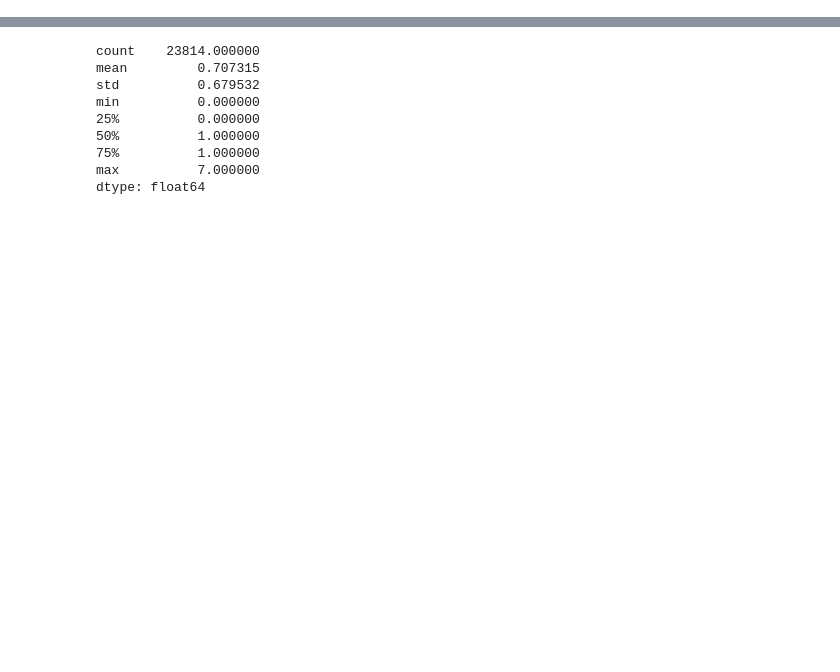
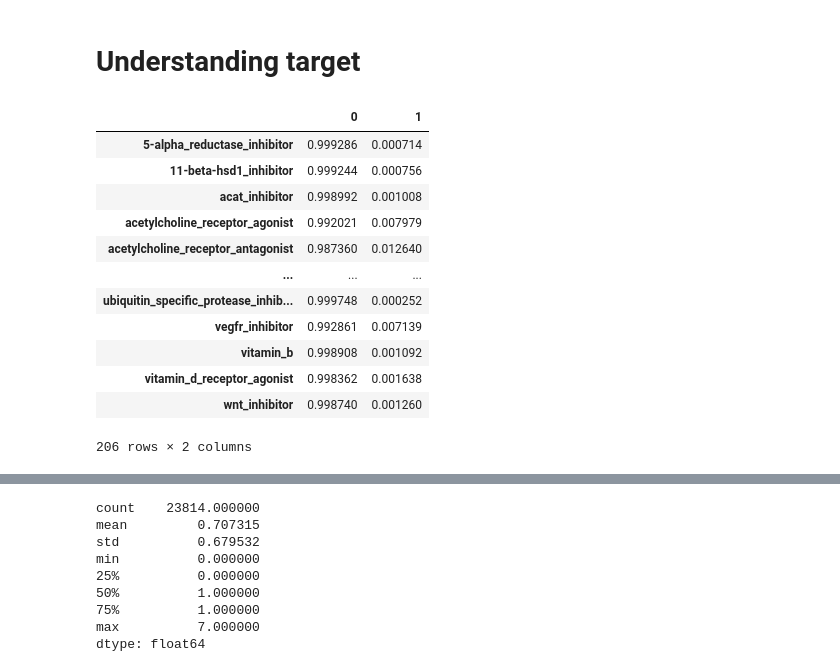
Before and after one commit to alxgrin/kaggle, a Jupyter notebook: notebooks/lish-moa/lish-moa.ipynb, the cells around one changed output, grey strips where cells are left out. Saved outputs shown, nothing was run; the diff lists cells and outputs as text; code cells hidden in the pictures; blank space fills up the shorter version.

```diff
--- a/notebooks/lish-moa/lish-moa.ipynb
+++ b/notebooks/lish-moa/lish-moa.ipynb
@@ -196,3 +197,24 @@ train_targets_scored_df
 | id_ffffdd77b | 0 | 0 | 0 | 0 | ... |
 23814 rows × 206 columns
 [interactive output not drawn]
+# %% [markdown]
+# Understanding target
+# %%
+targets_counts_df = train_targets_scored_df.T.apply(
+    pd.Series.value_counts, axis=1, normalize=True
+).fillna(0)
+targets_counts_df
+# %% [output]
+|  | 0 | 1 |
+| 5-alpha_reductase_inhibitor | 0.999286 | 0.000714 |
+| 11-beta-hsd1_inhibitor | 0.999244 | 0.000756 |
+| acat_inhibitor | 0.998992 | 0.001008 |
+| acetylcholine_receptor_agonist | 0.992021 | 0.007979 |
+| acetylcholine_receptor_antagonist | 0.987360 | 0.012640 |
+| ... | ... | ... |
+| ubiquitin_specific_protease_inhib... | 0.999748 | 0.000252 |
+| vegfr_inhibitor | 0.992861 | 0.007139 |
+| vitamin_b | 0.998908 | 0.001092 |
+| vitamin_d_receptor_agonist | 0.998362 | 0.001638 |
+| wnt_inhibitor | 0.998740 | 0.001260 |
+206 rows × 2 columns
```
Also changed, not shown: parts of 30 cells of this notebook.
